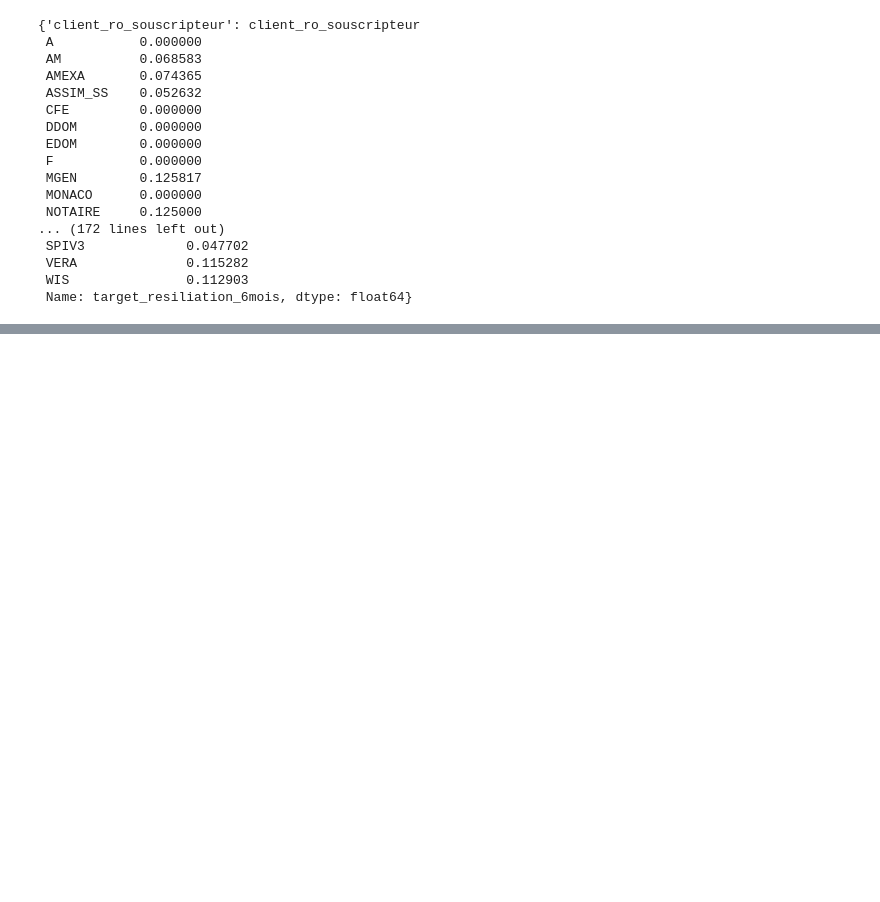
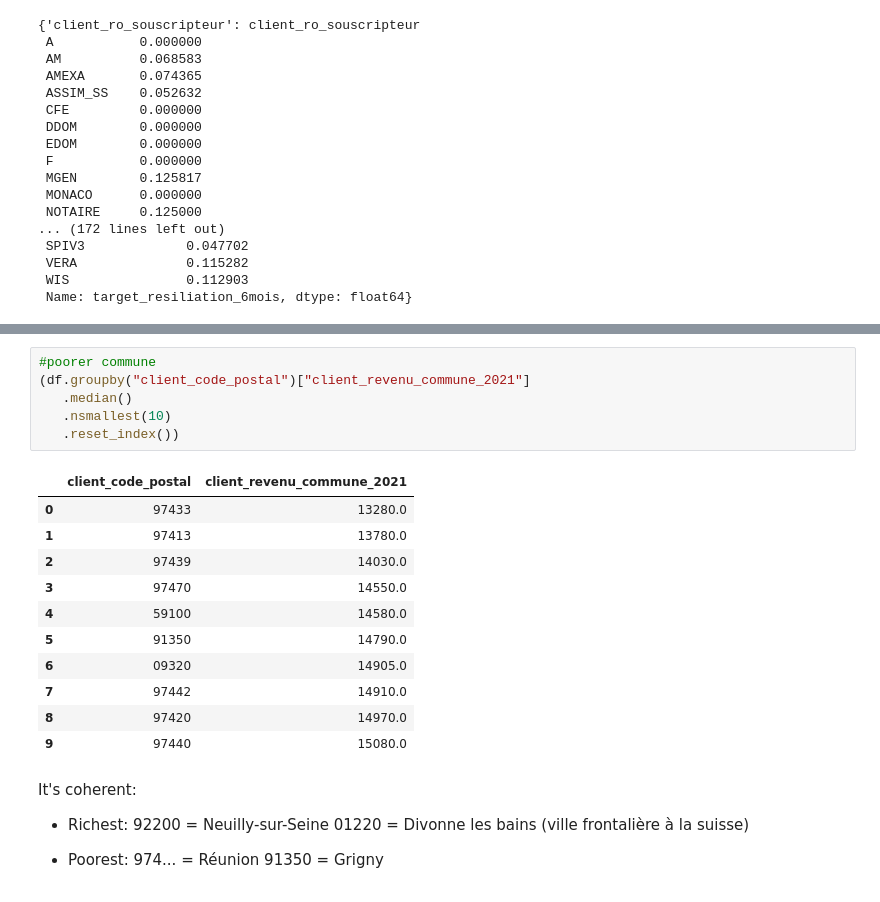
Before and after one commit to kellybourbon2/Alptis-churn-prediction, a Jupyter notebook: demo_loading.ipynb, the cells around one changed output, grey strips where cells are left out. Drawn from its saved outputs; the diff is of its cells as text; blank space fills up the shorter version.

```diff
--- a/demo_loading.ipynb
+++ b/demo_loading.ipynb
@@ -127,0 +166,28 @@ df["client_revenu_commune_2021"]
+# %%
+#poorer commune
+(df.groupby("client_code_postal")["client_revenu_commune_2021"]
+   .median()
+   .nsmallest(10)
+   .reset_index())
+# %% [output]
+|  | client_code_postal | client_revenu_commune_2021 |
+| 0 | 97433 | 13280.0 |
+| 1 | 97413 | 13780.0 |
+| 2 | 97439 | 14030.0 |
+| 3 | 97470 | 14550.0 |
+| 4 | 59100 | 14580.0 |
+| 5 | 91350 | 14790.0 |
+| 6 | 09320 | 14905.0 |
+| 7 | 97442 | 14910.0 |
+| 8 | 97420 | 14970.0 |
+| 9 | 97440 | 15080.0 |
+# %% [markdown]
+It's coherent:
+
+- Richest:
+92200 = Neuilly-sur-Seine
+01220 = Divonne les bains (ville frontalière à la suisse)
+
+- Poorest:
+974... = Réunion
+91350 = Grigny
```
Also changed, not shown: parts of 4 cells of this notebook, 1 other file.
